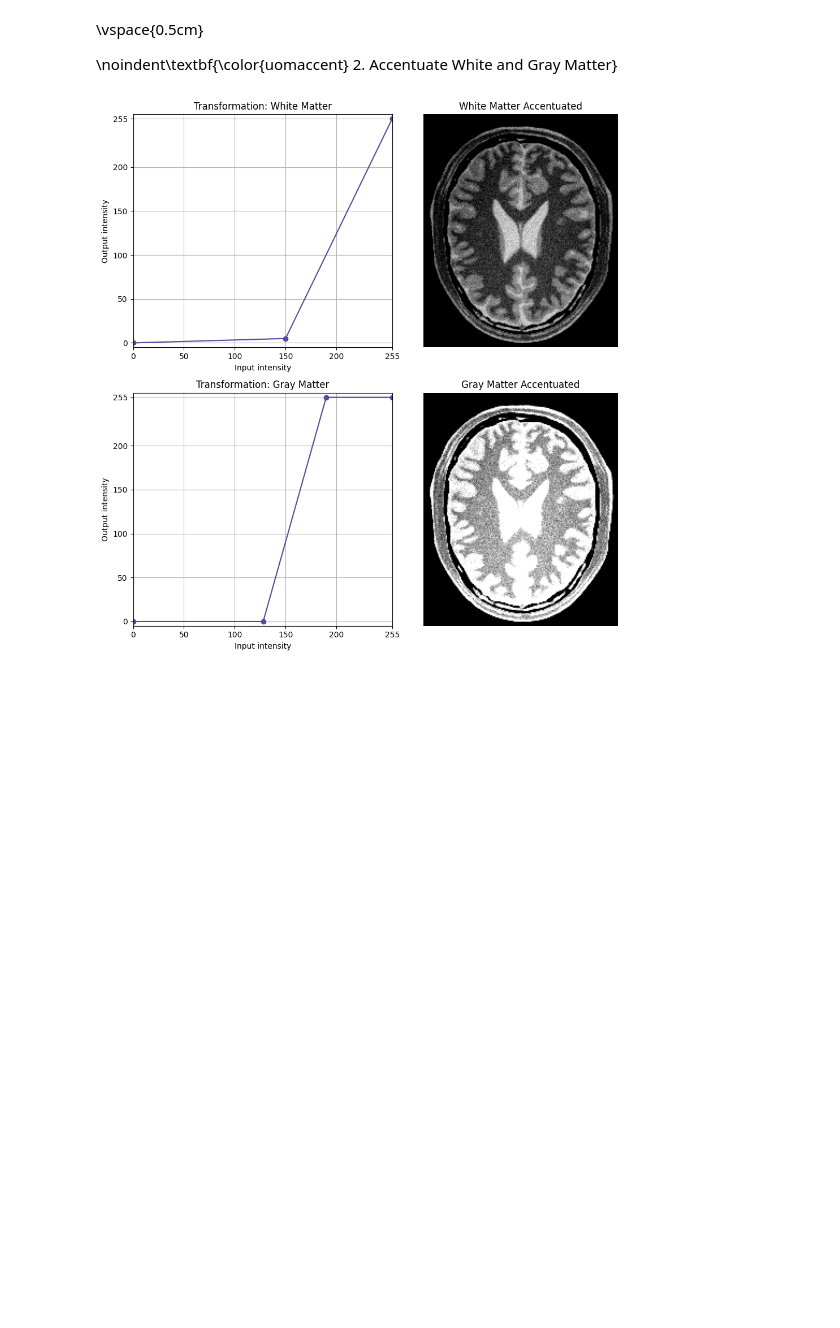
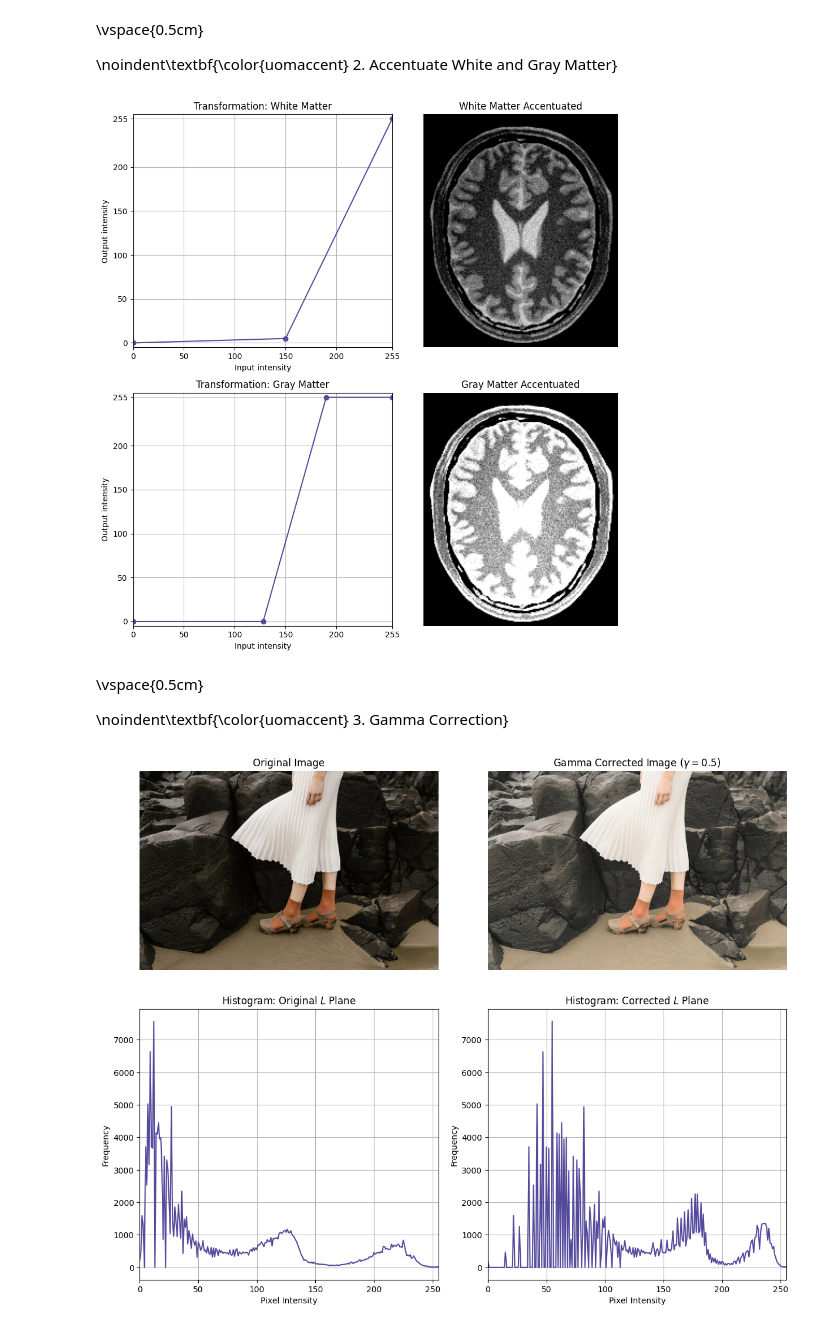
Before and after one commit to RumethRanhinda/EN3160-Vision-UoM, a Jupyter notebook: Assignments/Intensity Transformations and Spatial Filtering/230566U_a01.ipynb, the cells around one changed output. Cells and saved outputs as stored; diff of their text form; code cells hidden in the pictures; blank space fills up the shorter version.

```diff
--- a/Assignments/Intensity Transformations and Spatial Filtering/230566U_a01.ipynb
+++ b/Assignments/Intensity Transformations and Spatial Filtering/230566U_a01.ipynb
@@ -144,3 +144,64 @@ else:
     print("Image not found")
 # %% [output]
 [figure]
+# %% [markdown]
+\vspace{0.5cm}
+
+\noindent\textbf{\color{uomaccent} 3. Gamma Correction}
+# %%
+img_bgr = cv2.imread('Images/legs.jpg')
+
+if img_bgr is not None:
+    # For display in Matplotlib
+    img_rgb = cv2.cvtColor(img_bgr, cv2.COLOR_BGR2RGB)
+
+    # Convert to L*a*b* color space
+    img_lab = cv2.cvtColor(img_bgr, cv2.COLOR_BGR2LAB)
+    L, a, b = cv2.split(img_lab)
+
+    gamma = 0.5
+
+    # Normalize L to [0, 1], apply power law, and scale back to [0, 255]
+    L_normalized = L / 255.0
+    L_corrected = np.power(L_normalized, gamma)
+    L_corrected = np.uint8(L_corrected * 255)
+
+    # Merge the corrected L plane with the original a and b planes
+    img_lab_corrected = cv2.merge((L_corrected, a, b))
+    img_corrected_rgb = cv2.cvtColor(img_lab_corrected, cv2.COLOR_LAB2RGB)
+
+    # Compute histograms
+    hist_L_orig = cv2.calcHist([L], [0], None, [256], [0, 256])
+    hist_L_corr = cv2.calcHist([L_corrected], [0], None, [256], [0, 256])
+
+    fig, axes = plt.subplots(2, 2, figsize=(12, 10))
+
+    # Original Image
+    axes[0, 0].imshow(img_rgb); axes[0, 0].set_title("Original Image"); axes[0, 0].axis('off')
+
+    # Gamma Corrected Image
+    axes[0, 1].imshow(img_corrected_rgb); axes[0, 1].set_title(rf"Gamma Corrected Image ($\gamma={gamma}$)")
+    axes[0, 1].axis('off')
+
+    # Histogram of Original L Plane
+    axes[1, 0].plot(hist_L_orig, color='#55499C')
+    axes[1, 0].set_title("Histogram: Original $L$ Plane")
+    axes[1, 0].set_xlabel("Pixel Intensity")
+    axes[1, 0].set_ylabel("Frequency")
+    axes[1, 0].set_xlim([0, 255])
+    axes[1, 0].grid(True)
+
+    # Histogram of Corrected L Plane
+    axes[1, 1].plot(hist_L_corr, color='#55499C')
+    axes[1, 1].set_title("Histogram: Corrected $L$ Plane")
+    axes[1, 1].set_xlabel("Pixel Intensity")
+    axes[1, 1].set_ylabel("Frequency")
+    axes[1, 1].set_xlim([0, 255])
+    axes[1, 1].grid(True)
+
+    plt.tight_layout()
+    plt.show()
+else:
+    print("Image not found")
+# %% [output]
+[figure, added]
```
Also changed, not shown: 2 other files.
